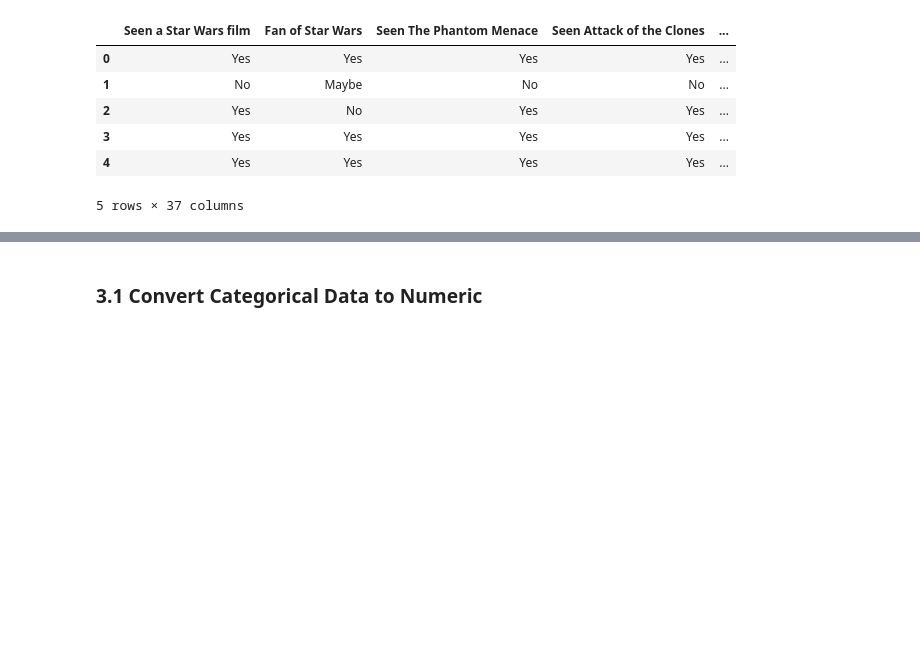
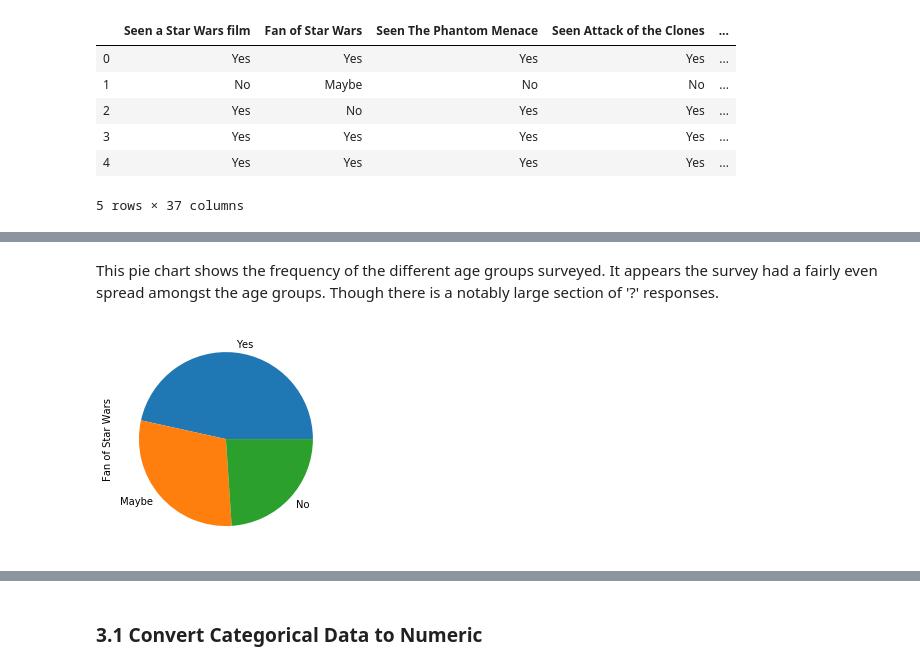
Before and after one commit to twit96/StarWarsSurvey-ClassificationAnalysis, a Jupyter notebook: Feature Engineering.ipynb, the cells around one changed output, grey strips where cells are left out. Saved outputs shown, nothing was run; the diff lists cells and outputs as text; code cells hidden in the pictures; blank space fills up the shorter version.

```diff
--- a/Feature Engineering.ipynb
+++ b/Feature Engineering.ipynb
@@ -31,0 +39,6 @@ data.head()
+# %% [markdown]
+This pie chart shows the frequency of the different age groups surveyed. It appears the survey had a fairly even spread amongst the age groups. Though there is a notably large section of '?' responses.
+# %%
+bar = pd.value_counts(data['Fan of Star Wars']).plot.pie()
+# %% [output]
+[figure, added]
```
Also changed, not shown: parts of 7 cells of this notebook.
